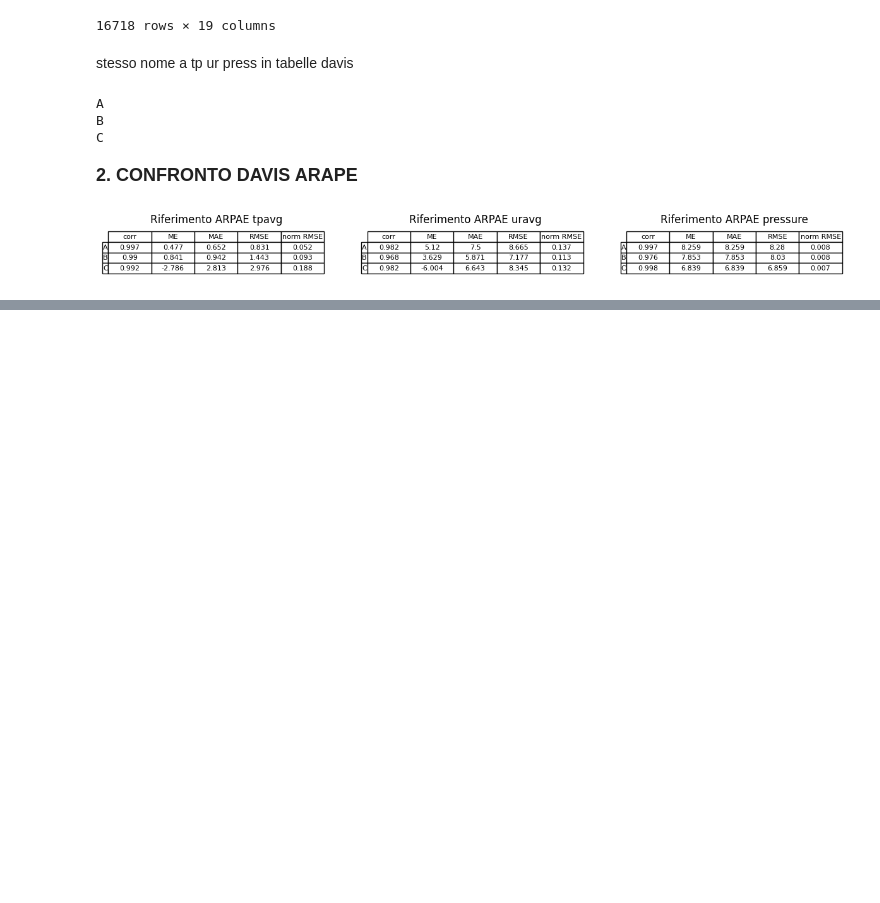
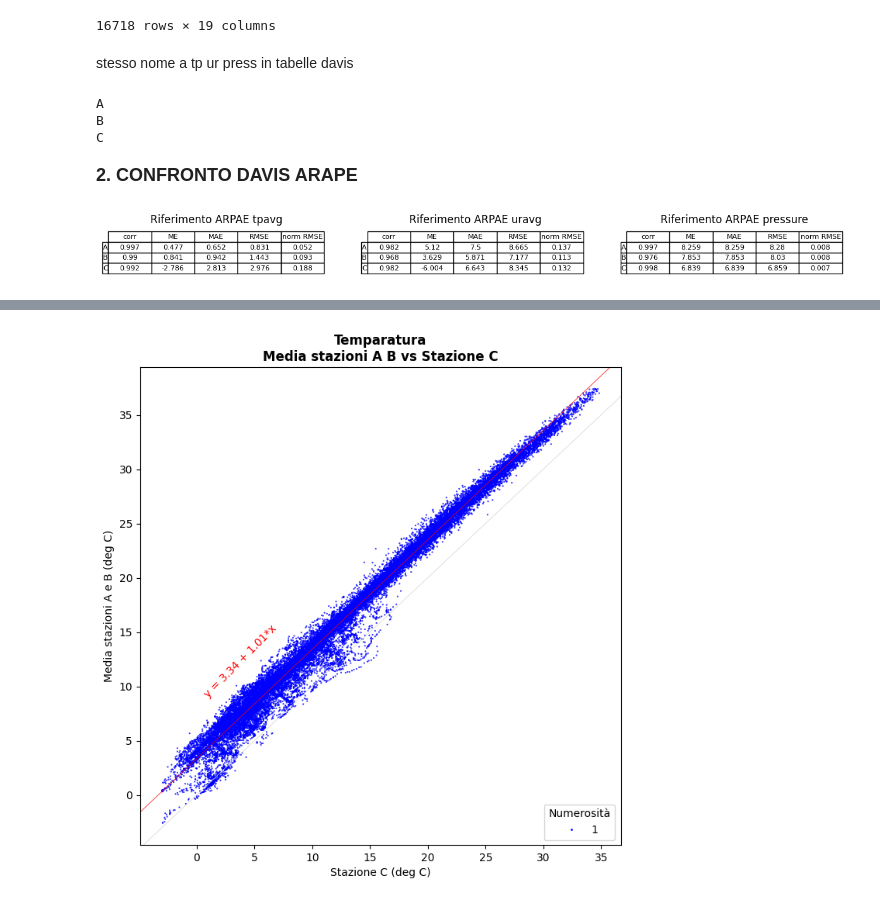
Before and after one commit to FedeJack06/Laboratorio-di-Fisica-dell-Atmosfera, a Jupyter notebook: 1esp/B_Stazioni_Davis.ipynb, the cells around one changed output, grey strips where cells are left out. Drawn from its saved outputs; the diff is of its cells as text; code cells hidden in the pictures; blank space fills up the shorter version.

Commit message:
correzione C tp ur con media AB

```diff
--- a/1esp/B_Stazioni_Davis.ipynb
+++ b/1esp/B_Stazioni_Davis.ipynb
@@ -592,0 +475,7 @@ plt.show()
+# %%
+df_A = globals()["df_A_year_filt"][['Datetime','outTemp','outHum']]
+df_B = globals()["df_B_year_filt"][['Datetime','outTemp','outHum']]
+df_avgAB = pd.merge(df_A, df_B, on='Datetime', suffixes=('_A', '_B'))
+df_avgAB['outTemp'] = (df_avgAB['outTemp_A'] + df_avgAB['outTemp_B'])/2
+df_avgAB['outHum'] = (df_avgAB['outHum_A'] + df_avgAB['outHum_B'])/2
+df_avgAB
@@ -592,0 +496,39 @@ plt.show()
+# %%
+df_C = globals()["df_C_year_filt"][['Datetime','outTemp']]
+df_merged = pd.merge(df_C, df_avgAB, on='Datetime', suffixes=('_C', '_avgAB'))
+#display(df_merged)
+df_merged = df_merged.dropna()
+
+# Regressione Lineare
+model = LinearRegression()
+model.fit(df_merged['outTemp_C'].to_numpy().reshape((-1, 1)), df_merged['outTemp_avgAB'].to_numpy()) #training data arpae
+#reshape -1 lascia libero il numero di righe, qui diventa [[1.6],[0.2],...] (1 colonna)
+#in X possono esserci più caratteristiche che corrispondono alla stessa y, es [ [1.6, 87], [0.2, 99] ]
+intercept = model.intercept_
+slope = model.coef_[0]
+
+# Definizione delle grandezze dei marker, in funzione della numerosità
+c = Counter( zip(df_merged['outTemp_C'], df_merged['outTemp_avgAB']) ) #crea tuple di tuple: ( (arr[0], brr[0]), (arr[1], brr[1]) )
+s = [0.2*c[(xx,yy)] for xx,yy in zip(df_merged['outTemp_C'],df_merged['outTemp_avgAB'])]
+
+fig, ax = plt.subplots(figsize=(8,8))
+
+# Linea diagonale, che rappresenta una relazione lineare tra le due stazioni
+ax.axline((1, 1), slope=1, color='lightgrey',linewidth=0.5)
+ax.axline((0, intercept), slope=slope, color='red',linewidth=0.5)
+
+scatter_plot = plt.scatter(df_merged['outTemp_C'], df_merged['outTemp_avgAB'], s=s, color='blue', label='Numero di occorrenze')
+
+plt.xlabel('Stazione C (deg C)')
+plt.ylabel('Media stazioni A e B (deg C)')
+#plt.xlim(-1,12)
+#plt.ylim(-1,12)
+
+ax.legend(*scatter_plot.legend_elements(prop="sizes", num=[1,2,5,10,20], color='blue'), loc=(0.84,0.01),title='Numerosità')
+
+plt.text(0.5,9,f'y = {round(intercept,2)} + {round(slope,2)}*x',rotation=np.rad2deg(math.atan(slope)),color='red')
+plt.title('Temparatura\nMedia stazioni A B vs Stazione C', fontweight="bold")
+
+plt.savefig('FIGURE/correction_tp_C_vs_AB.png', dpi=300, bbox_inches='tight')
+# %% [output]
+[figure, added]
```
Also changed, not shown: parts of 11 cells of this notebook, 4 other files.
